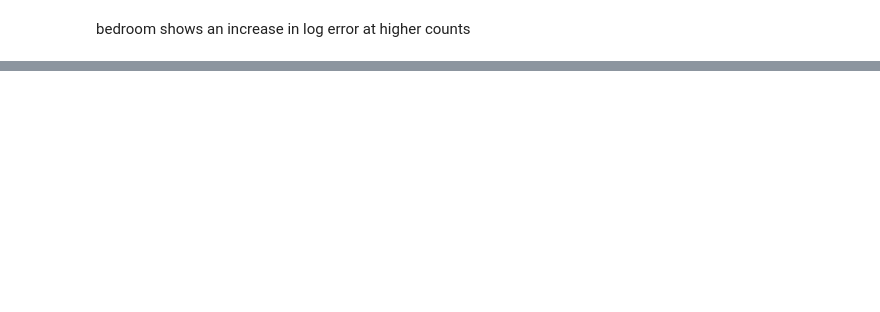
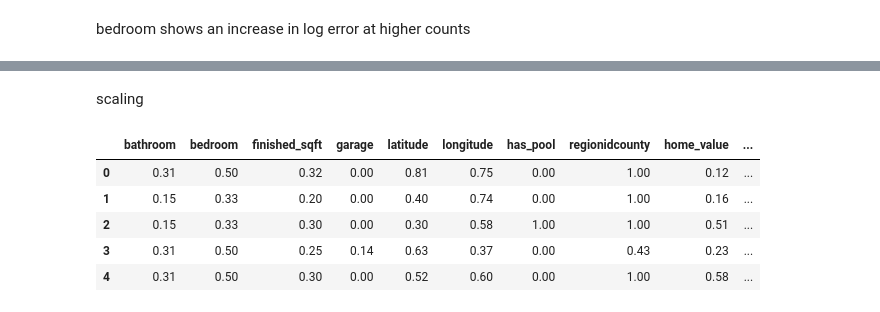
Before and after one commit to lindyc12/Zillow_project, a Jupyter notebook: explore_zillow.ipynb, the cells around one changed output, grey strips where cells are left out. Saved outputs shown, nothing was run; the diff lists cells and outputs as text; code cells hidden in the pictures; blank space fills up the shorter version.

```diff
--- a/explore_zillow.ipynb
+++ b/explore_zillow.ipynb
@@ -189,0 +241,2 @@ train_scaled
+# %% [markdown]
+scaling
@@ -189,0 +249,25 @@ train_scaled
+# %%
+# scale the data
+
+# Make the scaler
+scaler = MinMaxScaler()
+
+# Fit the scaler
+scaler.fit(X_train)
+
+# Use the scaler
+X_train_scaled = pd.DataFrame(scaler.transform(X_train), columns=X_train.columns)
+X_validate_scaled = pd.DataFrame(scaler.transform(X_validate), columns=X_train.columns)
+X_test_scaled = pd.DataFrame(scaler.transform(X_test), columns=X_train.columns)
+y_train = pd.DataFrame(y_train)
+y_validate = pd.DataFrame(y_validate)
+y_test = pd.DataFrame(y_test)
+# %%
+X_train_scaled.head()
+# %% [output]
+|  | bathroom | bedroom | finished_sqft | garage | latitude | longitude | has_pool | regionidcounty | home_value | ... |
+| 0 | 0.31 | 0.50 | 0.32 | 0.00 | 0.81 | 0.75 | 0.00 | 1.00 | 0.12 | ... |
+| 1 | 0.15 | 0.33 | 0.20 | 0.00 | 0.40 | 0.74 | 0.00 | 1.00 | 0.16 | ... |
+| 2 | 0.15 | 0.33 | 0.30 | 0.00 | 0.30 | 0.58 | 1.00 | 1.00 | 0.51 | ... |
+| 3 | 0.31 | 0.50 | 0.25 | 0.14 | 0.63 | 0.37 | 0.00 | 0.43 | 0.23 | ... |
+| 4 | 0.31 | 0.50 | 0.30 | 0.00 | 0.52 | 0.60 | 0.00 | 1.00 | 0.58 | ... |
```
Also changed, not shown: parts of 77 cells of this notebook.
